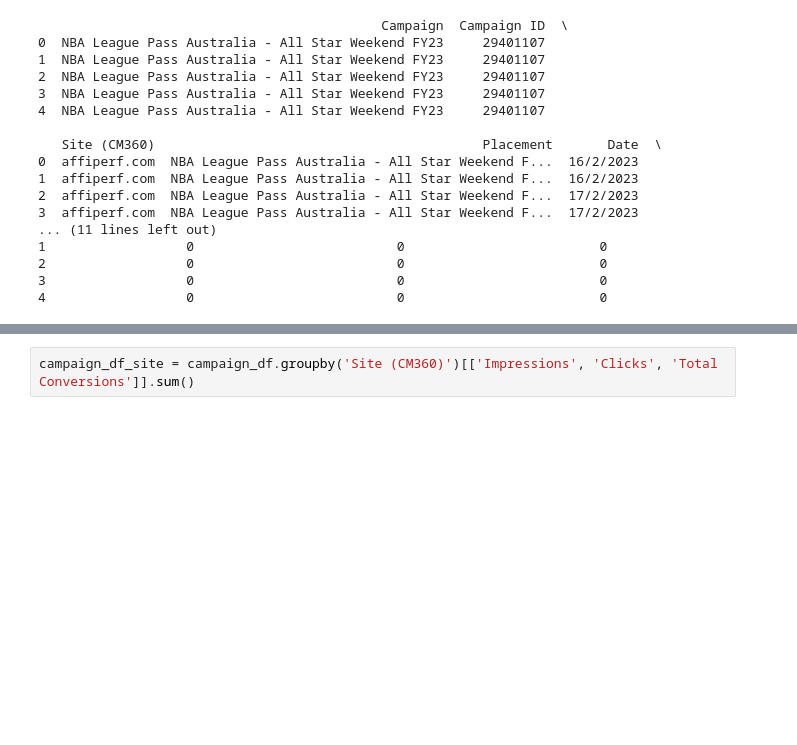
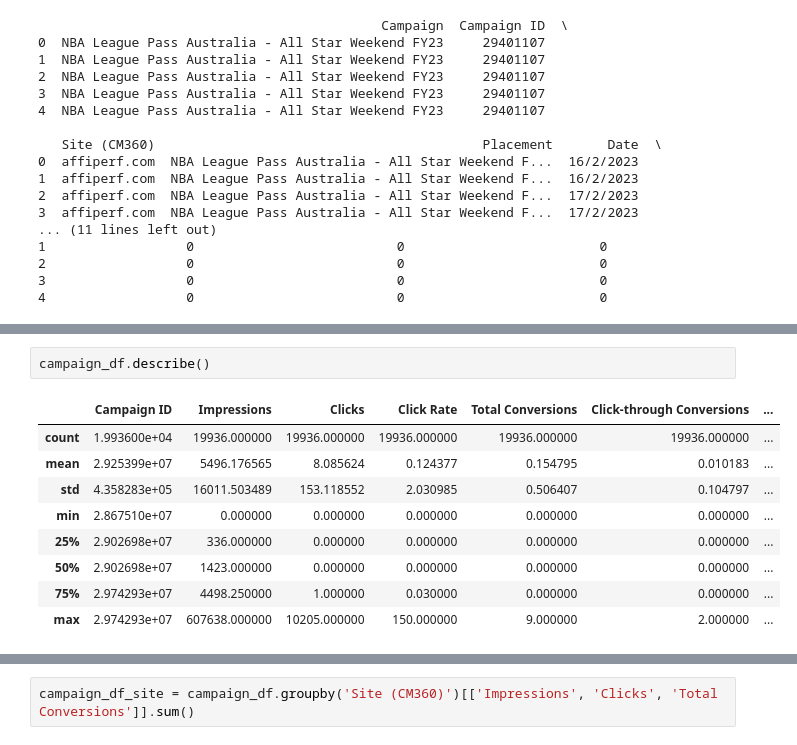
Before and after one commit to rossgarner/Paid-Marketing-Analytics, a Jupyter notebook: AU FY23 Campaign Analysis.ipynb, the cells around one changed output, grey strips where cells are left out. Saved outputs shown, nothing was run; the diff lists cells and outputs as text; blank space fills up the shorter version.

```diff
--- a/AU FY23 Campaign Analysis.ipynb
+++ b/AU FY23 Campaign Analysis.ipynb
@@ -24,0 +59,12 @@ print(campaign_df.head())
+# %%
+campaign_df.describe()
+# %% [output]
+|  | Campaign ID | Impressions | Clicks | Click Rate | Total Conversions | Click-through Conversions | ... |
+| count | 1.993600e+04 | 19936.000000 | 19936.000000 | 19936.000000 | 19936.000000 | 19936.000000 | ... |
+| mean | 2.925399e+07 | 5496.176565 | 8.085624 | 0.124377 | 0.154795 | 0.010183 | ... |
+| std | 4.358283e+05 | 16011.503489 | 153.118552 | 2.030985 | 0.506407 | 0.104797 | ... |
+| min | 2.867510e+07 | 0.000000 | 0.000000 | 0.000000 | 0.000000 | 0.000000 | ... |
+| 25% | 2.902698e+07 | 336.000000 | 0.000000 | 0.000000 | 0.000000 | 0.000000 | ... |
+| 50% | 2.902698e+07 | 1423.000000 | 0.000000 | 0.000000 | 0.000000 | 0.000000 | ... |
+| 75% | 2.974293e+07 | 4498.250000 | 1.000000 | 0.030000 | 0.000000 | 0.000000 | ... |
+| max | 2.974293e+07 | 607638.000000 | 10205.000000 | 150.000000 | 9.000000 | 2.000000 | ... |
```
Also changed, not shown: parts of 14 cells of this notebook.
